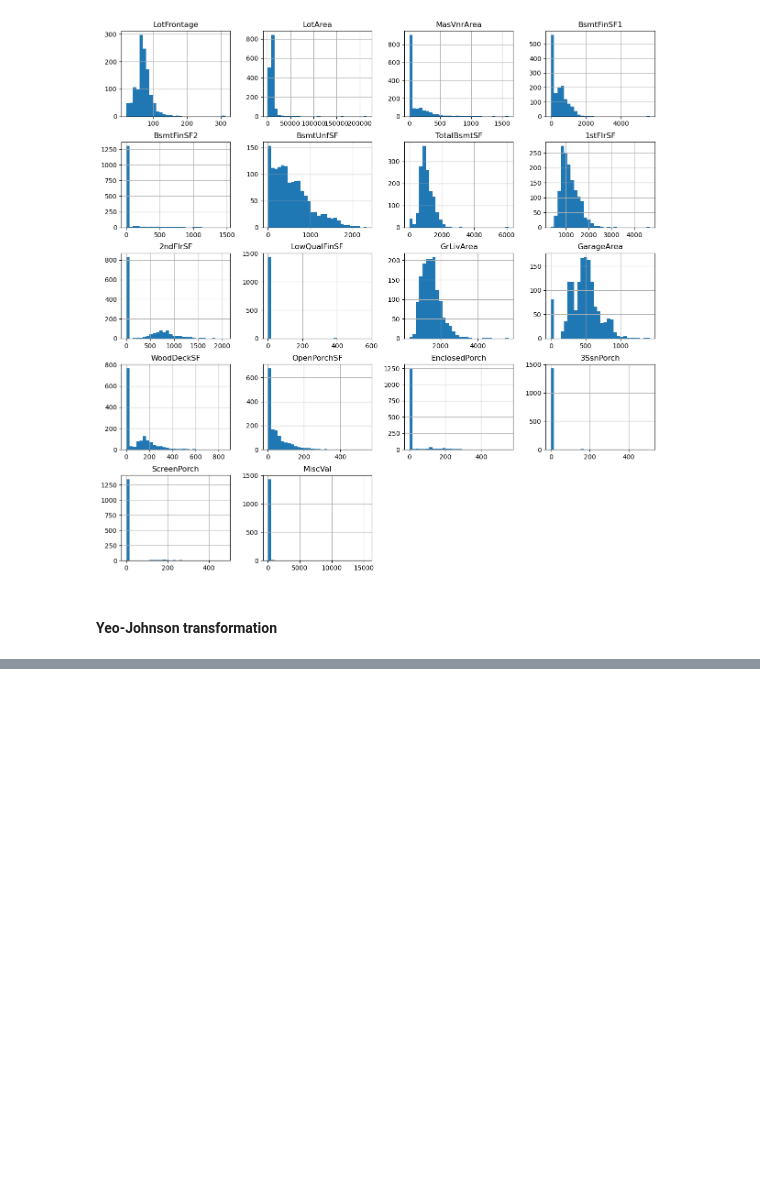
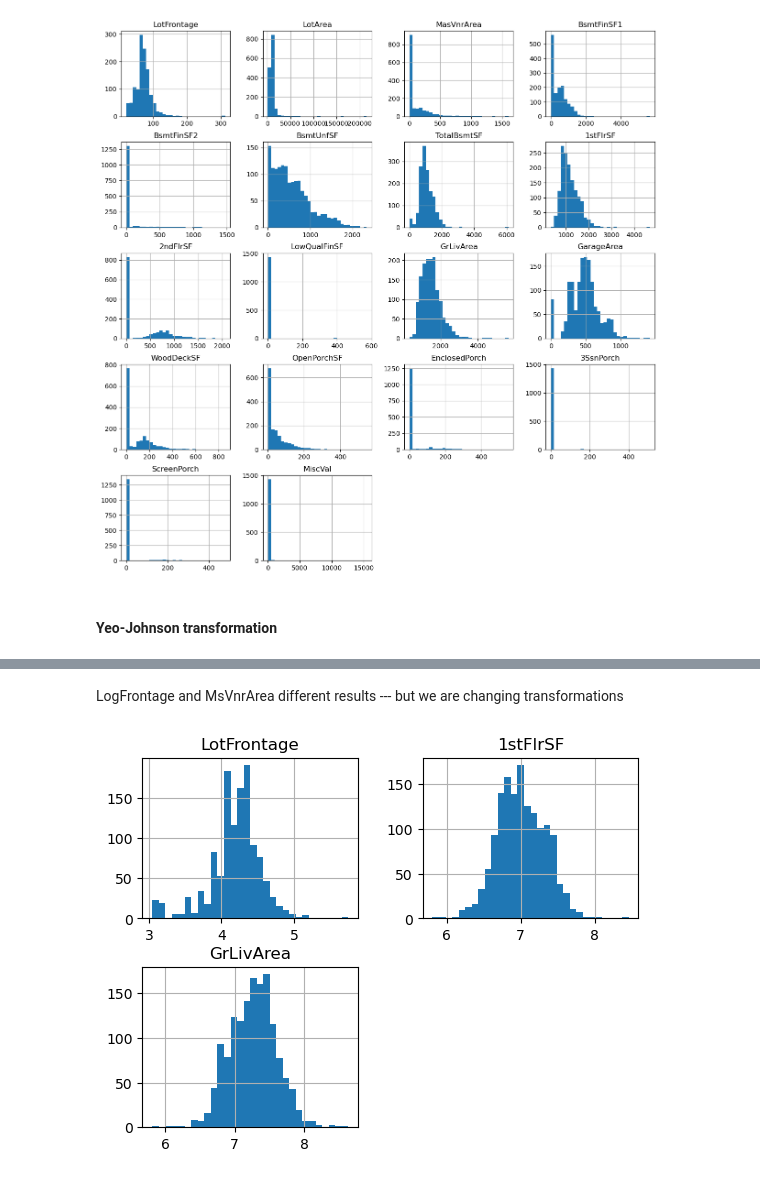
Before and after one commit to Mezcue/ML-Practice, a Jupyter notebook: EDA - practice.ipynb, the cells around one changed output, grey strips where cells are left out. Saved outputs shown, nothing was run; the diff lists cells and outputs as text; code cells hidden in the pictures; blank space fills up the shorter version.

```diff
--- a/EDA - practice.ipynb
+++ b/EDA - practice.ipynb
@@ -482,0 +527,19 @@ ValueError: Yeo-Johnson input must be finite.
+# %% [markdown]
+LogFrontage and MsVnrArea different results --- but we are changing transformations
+# %%
+# Analyzing distributions of these variables after applying a logarithmic transformations
+
+try:
+
+    tmp = data.copy()
+    for var in ["LotFrontage", "1stFlrSF", "GrLivArea"]:
+        # Transforming with logarithm
+        tmp[var] = np.log(data[var])
+
+    tmp[["LotFrontage", "1stFlrSF", "GrLivArea"]].hist(bins=30)
+    plt.show()
+
+except Exception as e:  # Catch any exception and get its details
+    print(f"An error occurred: {e}")
+# %% [output]
+[figure, added]
```
Also changed, not shown: parts of 7 cells of this notebook.
